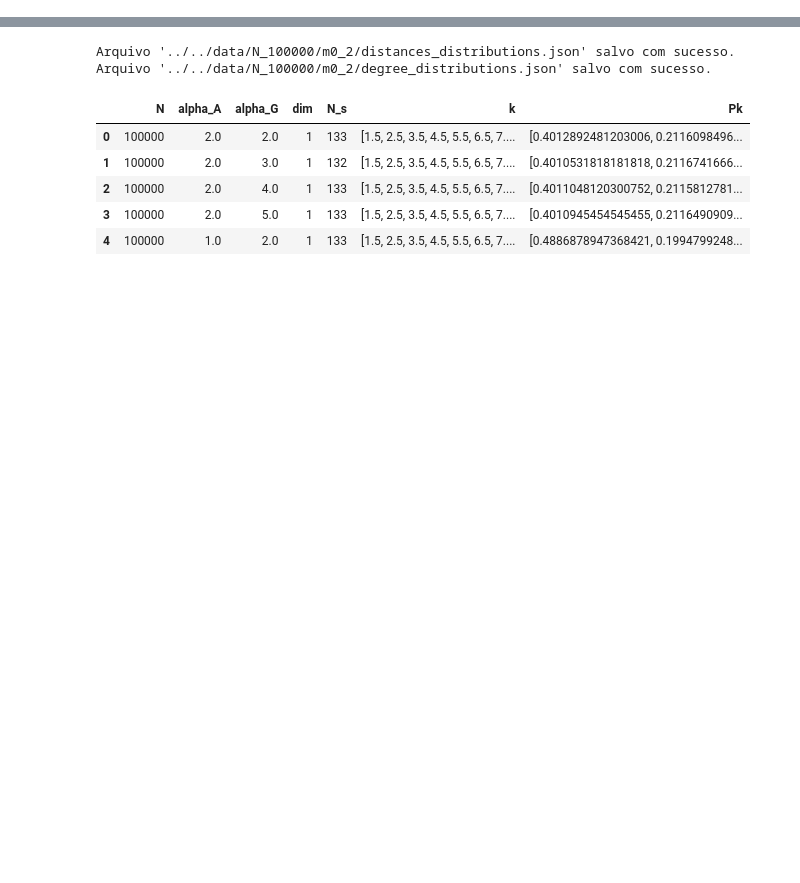
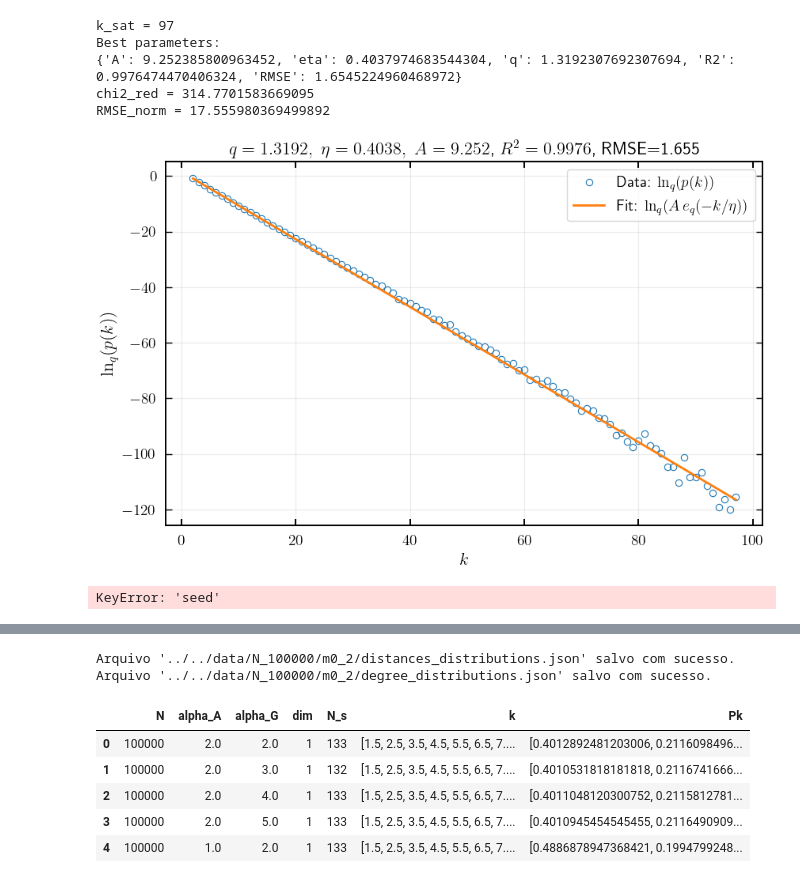
Before and after one commit to JuniorAlencar/SpatialPreferential, a Jupyter notebook: scripts/jupyter/distributions.ipynb, the cells around one changed output, grey strips where cells are left out. Drawn from its saved outputs; the diff is of its cells as text; code cells hidden in the pictures; blank space fills up the shorter version.

```diff
--- a/scripts/jupyter/distributions.ipynb
+++ b/scripts/jupyter/distributions.ipynb
@@ -15,0 +248,77 @@ make_results_folders()
+# %%
+N,m = 10**5, 1
+dim = 3
+alpha_a = 0.0
+alpha_g_lst = 1.0
+df_nodes = read_parquet(N, dim, m, alpha_a, alpha_g)
+df_pool = degree_distribution_pooled(df)
+
+# ============================================
+# 1) Extrai arrays do pooled
+# ============================================
+
+k = df_pool["k"].to_numpy()
+pk = df_pool["Pk"].to_numpy()
+Ntot = int(df_pool["count"].sum())
+
+# ============================================
+# 2) Determina cutoff da cauda (ruído)
+# ============================================
+
+k_sat = find_k_saturation_pooled(df_pool, min_count=150)
+#k_sat = 75
+print("k_sat =", k_sat)
+
+# ============================================
+# 3) Ajusta parâmetros do modelo
+# ============================================
+
+best = detect_best_parms(k, pk, k_sat=k_sat)
+
+print("Best parameters:")
+print(best)
+
+# ============================================
+# 4) Métricas de qualidade do ajuste
+# ============================================
+
+chi2r = chi2_red_lnq(k, pk, best, Ntot=Ntot, k_sat=k_sat)
+rn = rmse_norm_lnq(k, pk, best, Ntot=Ntot, k_sat=k_sat)
+
+print("chi2_red =", chi2r)
+print("RMSE_norm =", rn)
+
+# ============================================
+# 5) Plot ln_q(Pk) + fit
+# ============================================
+
+fig, ax = plot_lnq_pk_with_best_fit(k, pk, best, k_sat=k_sat)
+plt.show()
+
+# k, pk e best você já tem do pooled
+k = df_pool["k"].to_numpy()
+pk = df_pool["Pk"].to_numpy()
+k_sat = 72
+best = detect_best_parms(k, pk, k_sat=k_sat)
+
+# agora pega df_nodes (o dataframe original com colunas seed e deg)
+# df_nodes = ...  (o mesmo usado para criar df_pool)
+
+ks, X, seeds = pk_matrix_per_seed(df_nodes)
+
+# erro em ln_q via bootstrap de seeds (usando o q do best)
+sigma_y = sigma_lnq_bootstrap_from_seeds(ks, X, q=best["q"], n_boot=2000)
+
+chi2r = chi2_red_lnq_seedboot(k, pk, best, ks, sigma_y, k_sat=k_sat)
+rn = rmse_norm_lnq_seedboot(k, pk, best, ks, sigma_y, k_sat=k_sat)
+
+print("chi2_red (seedboot) =", chi2r)
+print("RMSE_norm (seedboot) =", rn)
+# %% [output]
+k_sat = 97
+Best parameters:
+{'A': 9.252385800963452, 'eta': 0.4037974683544304, 'q': 1.3192307692307694, 'R2': 0.9976474470406324, 'RMSE': 1.6545224960468972}
+chi2_red = 314.7701583669095
+RMSE_norm = 17.555980369499892
+[figure, added]
+KeyError: 'seed'
```
Also changed, not shown: parts of 7 cells of this notebook, 7 other files.
